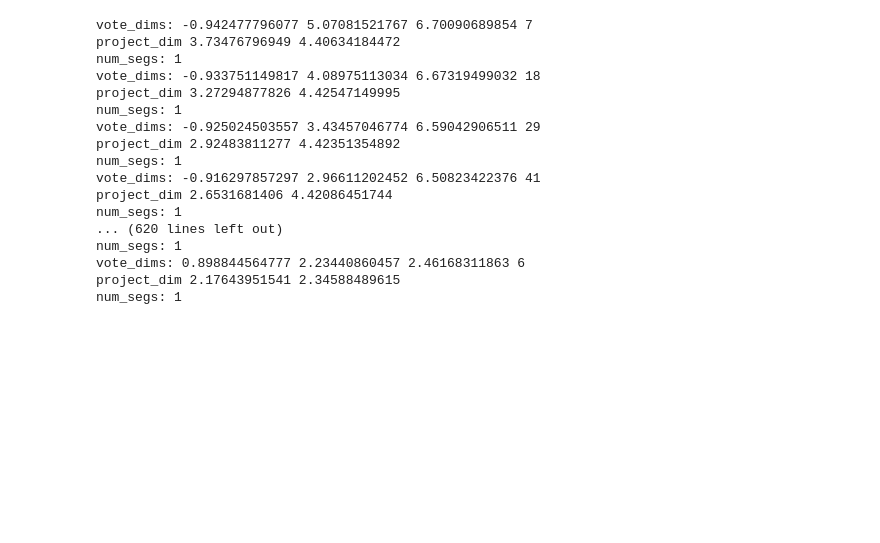
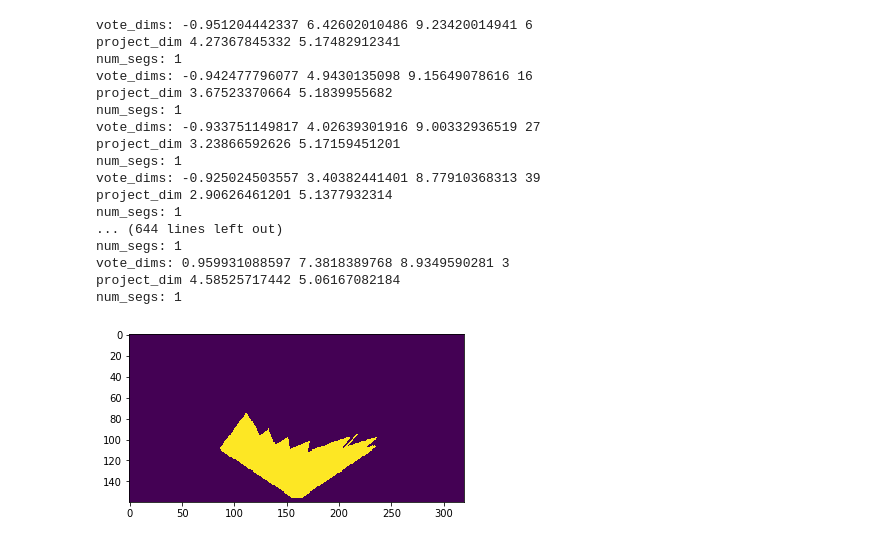
Before and after one commit to kor01/RoboND-Rover-Baseline, a Jupyter notebook: code/visualization.ipynb, the cells around one changed output. Drawn from its saved outputs; the diff is of its cells as text; code cells hidden in the pictures; blank space fills up the shorter version.

```diff
--- a/code/visualization.ipynb
+++ b/code/visualization.ipynb
@@ -49,2 +54,21 @@ plt.show()
 # %%
 r, theta = to_polar_coords(b_coords[0], b_coords[1])
+rays = particle_to_rays(r, theta, np.pi/3, min_dist=0.5, max_dist=9.8)
+# %% [output]
+vote_dims: -0.951204442337 6.42602010486 9.23420014941 6
+project_dim 4.27367845332 5.17482912341
+num_segs: 1
+vote_dims: -0.942477796077 4.9430135098 9.15649078616 16
+project_dim 3.67523370664 5.1839955682
+num_segs: 1
+vote_dims: -0.933751149817 4.02639301916 9.00332936519 27
+project_dim 3.23866592626 5.17159451201
+num_segs: 1
+vote_dims: -0.925024503557 3.40382441401 8.77910368313 39
+project_dim 2.90626461201 5.1377932314
+num_segs: 1
+... (644 lines left out)
+num_segs: 1
+vote_dims: 0.959931088597 7.3818389768 8.9349590281 3
+project_dim 4.58525717442 5.06167082184
+num_segs: 1
@@ -120,51 +74,0 @@ def particle_to_rays(
-# %%
-rays = particle_to_rays(r, theta, np.pi/3, min_dist=0.5, max_dist=9.8)
-# %% [output]
-vote_dims: -0.942477796077 5.07081521767 6.70090689854 7
-project_dim 3.73476796949 4.40634184472
-num_segs: 1
-vote_dims: -0.933751149817 4.08975113034 6.67319499032 18
-project_dim 3.27294877826 4.42547149995
-num_segs: 1
-vote_dims: -0.925024503557 3.43457046774 6.59042906511 29
-project_dim 2.92483811277 4.42351354892
-num_segs: 1
-vote_dims: -0.916297857297 2.96611202452 6.50823422376 41
-project_dim 2.6531681406 4.42086451744
-num_segs: 1
-... (620 lines left out)
-num_segs: 1
-vote_dims: 0.898844564777 2.23440860457 2.46168311863 6
-project_dim 2.17643951541 2.34588489615
-num_segs: 1
-# %%
-from geometry import polar_to_cartesian
-import rover_param as spec
-
-def render_particles(particles):
-  particles = particles.transpose()
-  particles = particles * spec.DST_SIZE * 2
-  particles[:, 1] *= -1
-  y_size, x_size = spec.FRAME_SHAPE
-  particles[:, 1] += x_size / 2
-  particles[:, 0] = y_size - particles[:, 0]
-  particles = np.around(particles).astype('uint32')
-  particles[:, 1] = particles[:, 1].clip(0, x_size - 1)
-  particles[:, 0] = particles[:, 0].clip(0, y_size - 1)
-  render = np.zeros(spec.FRAME_SHAPE, dtype=np.uint8)
-  render[particles[:, 0], particles[:, 1]] = 255
-  return render
-
-
-def render_rays(rays, interval=0.01):
-  particles = []
-  for ray in rays:
-    for segment in ray.segments:
-      bins = int((segment[1] - segment[0]) / interval)
-      if bins == 0:
-        continue
-      quants = np.linspace(segment[0], segment[1], bins)
-      coords = polar_to_cartesian(quants, ray.theta)
-      particles.extend(coords.transpose())
-  particles = np.array(particles)
-  return particles
@@ -174,0 +75,6 @@ ray_render = render_particles(new_particles.transpose())
+# %%
+ray_render = render_rays(rays)
+plt.imshow(ray_render)
+plt.show()
+# %% [output]
+[figure, added]
```
Also changed, not shown: parts of 20 cells of this notebook, 6 other files.
